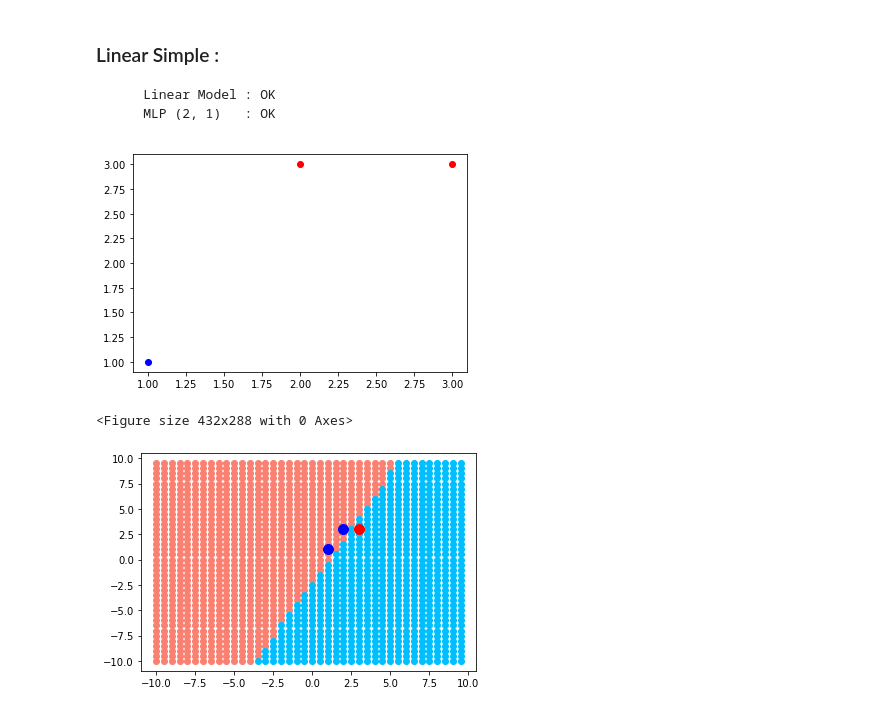
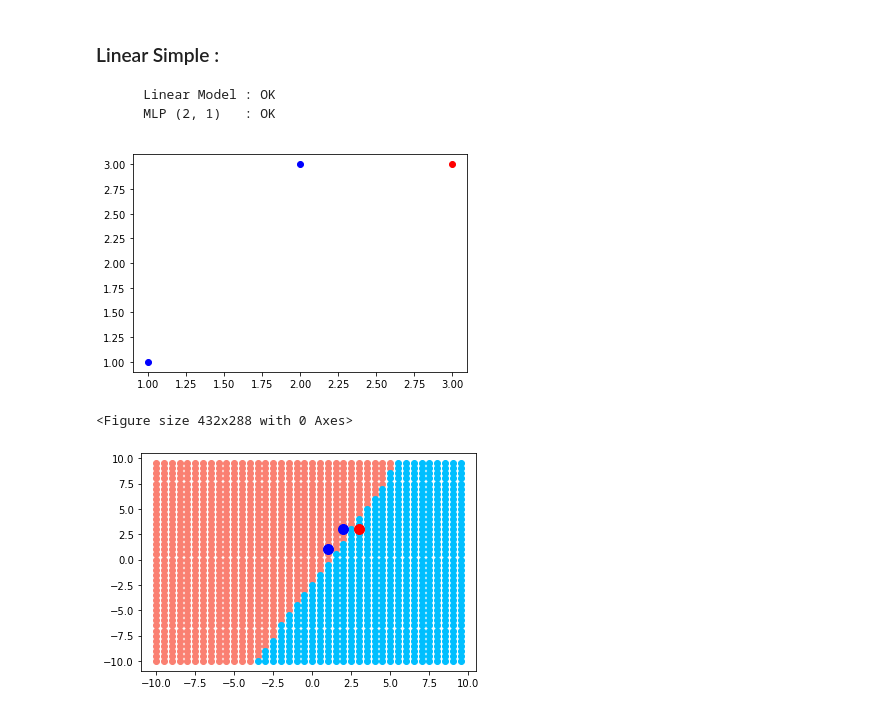
Before and after one commit to Zhariel/Oxide, a Jupyter notebook: notebooks/neural/CAS_DE_TESTS_Neural.ipynb, the cells around one changed output. Drawn from its saved outputs; the diff is of its cells as text; code cells hidden in the pictures.

```diff
--- a/notebooks/neural/CAS_DE_TESTS_Neural.ipynb
+++ b/notebooks/neural/CAS_DE_TESTS_Neural.ipynb
@@ -37,12 +37,12 @@ Y = np.array([
       -1
 ])
 # %%
-plt.scatter(X[0, 0], X[0, 1], color='blue')
-plt.scatter(X[1:3,0], X[1:3,1], color='red')
+plt.scatter([p[0] for p in X[:2]], [p[1] for p in X[:2]], c='blue')
+plt.scatter([p[0] for p in X[2:]], [p[1] for p in X[2:]], c='red')
 plt.show()
 plt.clf()
 # %% [output]
-[figure, old version]
+[figure, new version]
 <Figure size 432x288 with 0 Axes>
 # %%
 ###MLP
```
Also changed, not shown: parts of 5 cells of this notebook, 5 other files.
